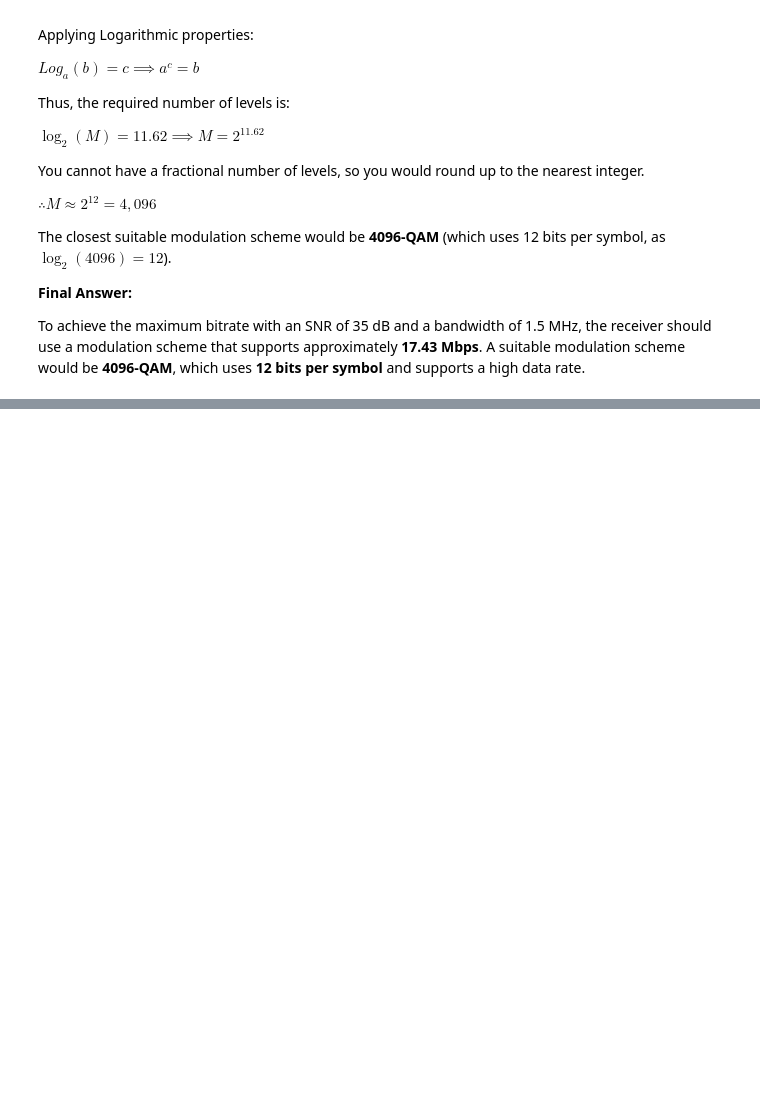
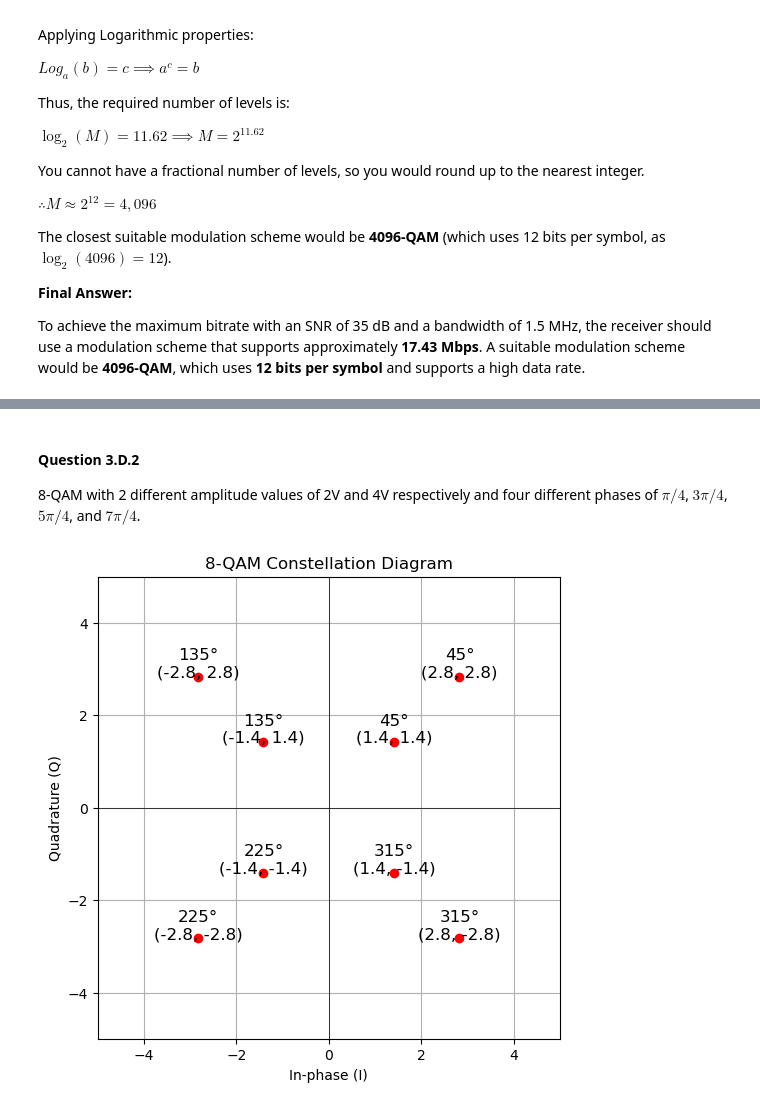
Before and after one commit to SDevTutors/learn-computer-networking, a Jupyter notebook: exam-papers/2023-data-communications-cone07001-solution.ipynb, the cells around one changed output, grey strips where cells are left out. Cells and saved outputs as stored; diff of their text form; code cells hidden in the pictures; blank space fills up the shorter version.

```diff
--- a/exam-papers/2023-data-communications-cone07001-solution.ipynb
+++ b/exam-papers/2023-data-communications-cone07001-solution.ipynb
@@ -509,0 +616,35 @@ To achieve the maximum bitrate with an SNR of 35 dB and a bandwidth of 1.5 MHz,
+# %% [markdown]
+
+#### Question 3.D.2
+
+8-QAM with 2 different amplitude values of 2V and 4V respectively and four different phases of $\pi/4$, $3\pi/4$, $5\pi/4$, and $7\pi/4$.
+# %%
+import numpy as np
+import matplotlib.pyplot as plt
+
+# 8-QAM parameters
+amplitudes_8qam = [2, 4]
+phases_8qam = [np.pi/4, 3*np.pi/4, 5*np.pi/4, 7*np.pi/4]
+labels_8qam = ['45°', '135°', '225°', '315°']
+
+# Calculate 8-QAM constellation points
+qam_points = [amplitude * np.exp(1j * phase) for amplitude in amplitudes_8qam for phase in phases_8qam]
+
+# Plot 8-QAM constellation diagram
+plt.figure(figsize=(6, 6))
+plt.scatter(np.real(qam_points), np.imag(qam_points), color='red')
+for i, point in enumerate(qam_points):
+    label = labels_8qam[i % len(labels_8qam)]
+    plt.text(np.real(point), np.imag(point), f'{label}\n({np.real(point):.1f}, {np.imag(point):.1f})', fontsize=12, ha='center')
+plt.axhline(0, color='black', linewidth=0.5)
+plt.axvline(0, color='black', linewidth=0.5)
+plt.title('8-QAM Constellation Diagram')
+plt.xlabel('In-phase (I)')
+plt.ylabel('Quadrature (Q)')
+plt.grid(True)
+plt.xlim(-5, 5)
+plt.ylim(-5, 5)
+plt.gca().set_aspect('equal', adjustable='box')
+plt.show()
+# %% [output]
+[figure, added]
```
Also changed, not shown: parts of 8 cells of this notebook.
